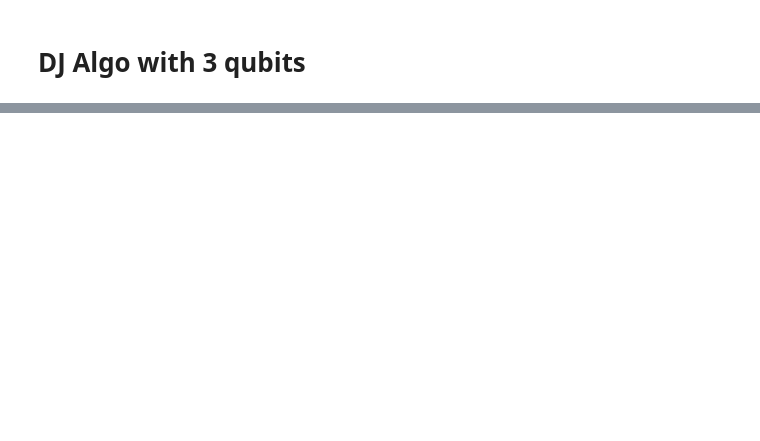
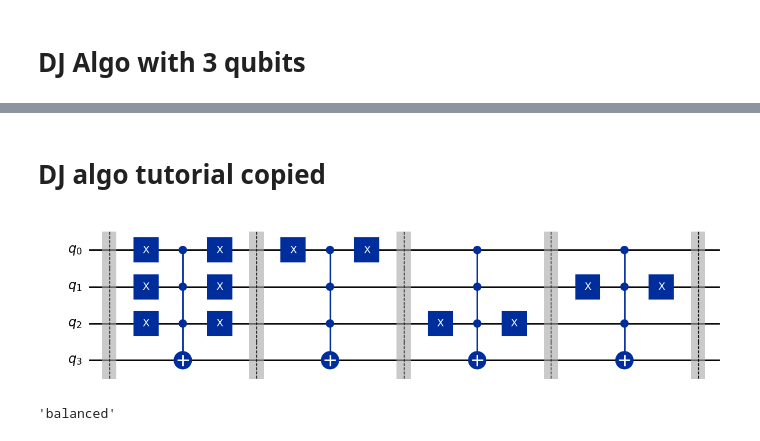
Before and after one commit to manhoosbilli1/Quantum_Computing_Learning, a Jupyter notebook: Task2/main_task.ipynb, the cells around one changed output, grey strips where cells are left out. Cells and saved outputs as stored; diff of their text form; code cells hidden in the pictures; blank space fills up the shorter version.

Commit message:
DJ algo final

```diff
--- a/Task2/main_task.ipynb
+++ b/Task2/main_task.ipynb
@@ -362,0 +309,80 @@ dj_circuit = deutschJozsa(oracle)
+# %% [markdown]
+# DJ algo tutorial copied
+# %%
+from qiskit import QuantumCircuit
+import numpy as np
+
+def dj_function(num_qubits):
+    """
+    Create a random Deutsch-Jozsa function.
+    """
+
+    qc = QuantumCircuit(num_qubits + 1)
+    if np.random.randint(0, 1):
+        # Flip output qubit with 50% chance
+        qc.x(num_qubits)
+    if np.random.randint(0, 1):
+        # return constant circuit with 50% chance
+        return qc
+
+    # next, choose half the possible input states
+    on_states = np.random.choice(
+        range(2**num_qubits),  # numbers to sample from
+        2**num_qubits // 2,  # number of samples
+        replace=False,  # makes sure states are only sampled once
+    )
+
+    def add_cx(qc, bit_string):
+        for qubit, bit in enumerate(reversed(bit_string)):
+            if bit == "1":
+                qc.x(qubit)
+        return qc
+
+    for state in on_states:
+        qc.barrier()  # Barriers are added to help visualize how the functions are created. They can safely be removed.
+        qc = add_cx(qc, f"{state:0b}")
+        qc.mcx(list(range(num_qubits)), num_qubits)
+        qc = add_cx(qc, f"{state:0b}")
+
+    qc.barrier()
+
+    return qc
+
+
+def compile_circuit(function: QuantumCircuit):
+    """
+    Compiles a circuit for use in the Deutsch-Jozsa algorithm.
+    """
+    n = function.num_qubits - 1
+    qc = QuantumCircuit(n + 1, n)
+    qc.x(n)
+    qc.h(range(n + 1))
+    qc.compose(function, inplace=True)
+    qc.h(range(n))
+    qc.measure(range(n), range(n))
+    return qc
+
+
+from qiskit_aer import AerSimulator
+
+def dj_algorithm(function: QuantumCircuit):
+    """
+    Determine if a Deutsch-Jozsa function is constant or balanced.
+    """
+    qc = compile_circuit(function)
+
+    result = AerSimulator().run(qc, shots=1, memory=True).result()
+    measurements = result.get_memory()
+    if "1" in measurements[0]:
+        return "balanced"
+    return "constant"
+
+
+
+f = dj_function(3)
+
+display(f.draw('mpl'))
+display(dj_algorithm(f))
+# %% [output]
+[figure, added]
+'balanced'
```
Also changed, not shown: parts of 7 cells of this notebook, 3 other files.
